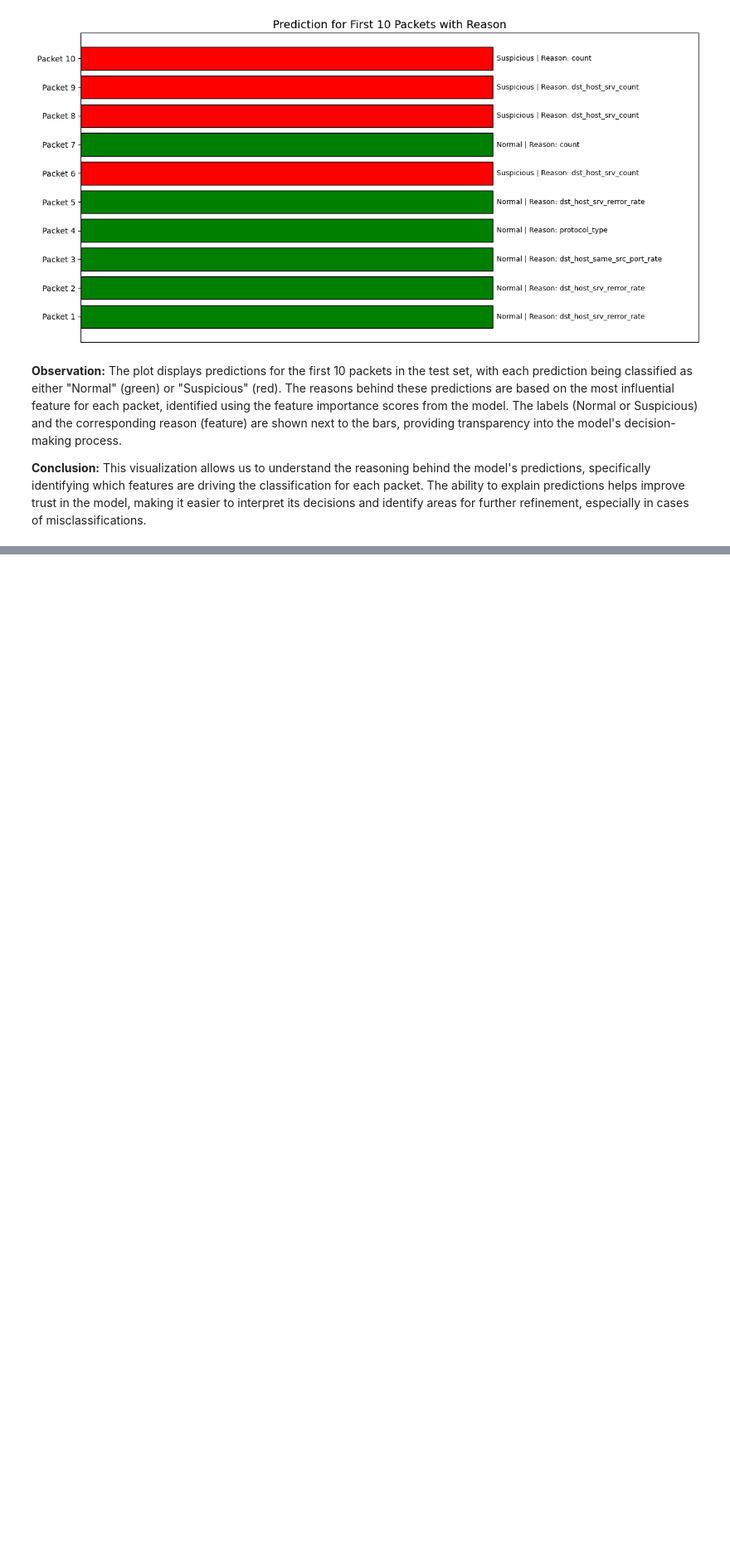
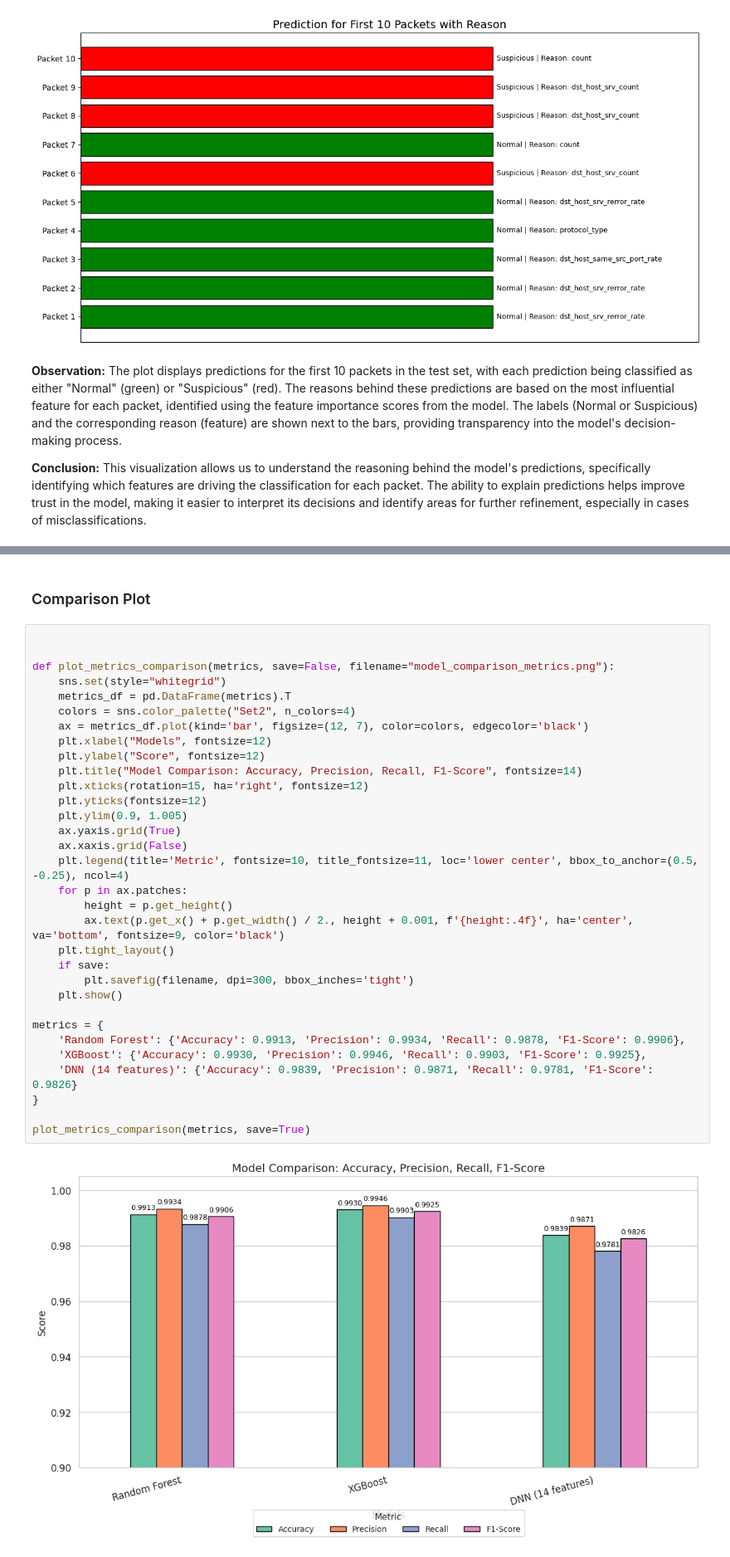
Before and after one commit to Purvang2803/NSL_KDD, a Jupyter notebook: nsl_kdd.ipynb, the cells around one changed output, grey strips where cells are left out. Shown at 83% size. Saved outputs shown, nothing was run; the diff lists cells and outputs as text; blank space fills up the shorter version.

```diff
--- a/nsl_kdd.ipynb
+++ b/nsl_kdd.ipynb
@@ -743,0 +773,36 @@ Confusion Matrix:
+# %% [markdown]
+### Comparison Plot
+# %%
+
+
+def plot_metrics_comparison(metrics, save=False, filename="model_comparison_metrics.png"):
+    sns.set(style="whitegrid")
+    metrics_df = pd.DataFrame(metrics).T
+    colors = sns.color_palette("Set2", n_colors=4)
+    ax = metrics_df.plot(kind='bar', figsize=(12, 7), color=colors, edgecolor='black')
+    plt.xlabel("Models", fontsize=12)
+    plt.ylabel("Score", fontsize=12)
+    plt.title("Model Comparison: Accuracy, Precision, Recall, F1-Score", fontsize=14)
+    plt.xticks(rotation=15, ha='right', fontsize=12)
+    plt.yticks(fontsize=12)
+    plt.ylim(0.9, 1.005)
+    ax.yaxis.grid(True)
+    ax.xaxis.grid(False)
+    plt.legend(title='Metric', fontsize=10, title_fontsize=11, loc='lower center', bbox_to_anchor=(0.5, -0.25), ncol=4)
+    for p in ax.patches:
+        height = p.get_height()
+        ax.text(p.get_x() + p.get_width() / 2., height + 0.001, f'{height:.4f}', ha='center', va='bottom', fontsize=9, color='black')
+    plt.tight_layout()
+    if save:
+        plt.savefig(filename, dpi=300, bbox_inches='tight')
+    plt.show()
+
+metrics = {
+    'Random Forest': {'Accuracy': 0.9913, 'Precision': 0.9934, 'Recall': 0.9878, 'F1-Score': 0.9906},
+    'XGBoost': {'Accuracy': 0.9930, 'Precision': 0.9946, 'Recall': 0.9903, 'F1-Score': 0.9925},
+    'DNN (14 features)': {'Accuracy': 0.9839, 'Precision': 0.9871, 'Recall': 0.9781, 'F1-Score': 0.9826}
+}
+
+plot_metrics_comparison(metrics, save=True)
+# %% [output]
+[figure, added]
```
Also changed, not shown: parts of 11 cells of this notebook.
